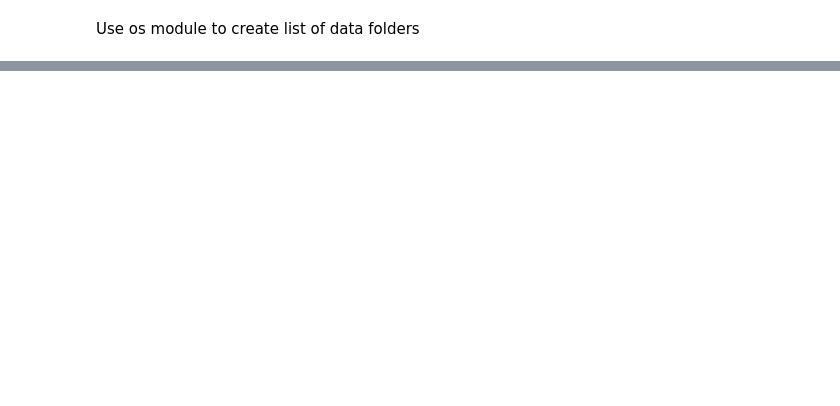
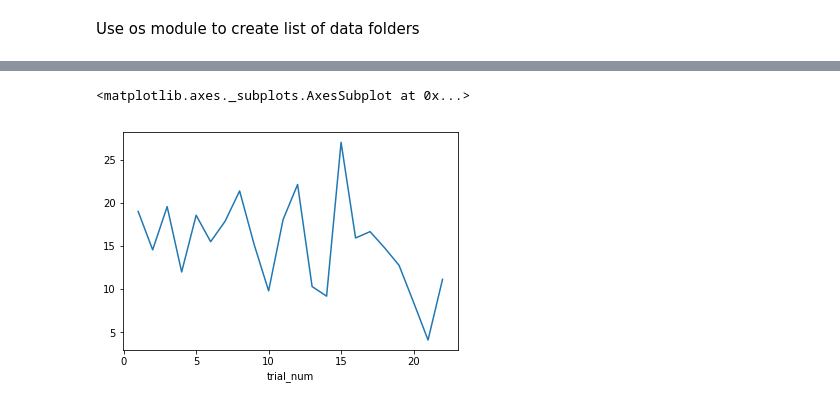
Before and after one commit to grace3999/MedPC, a Jupyter notebook: med_discounting.ipynb, the cells around one changed output, grey strips where cells are left out. Cells and saved outputs as stored; diff of their text form; code cells hidden in the pictures; blank space fills up the shorter version.

Commit message:
update start end times

```diff
--- a/med_discounting.ipynb
+++ b/med_discounting.ipynb
@@ -54,7 +68,7 @@ np.set_printoptions(suppress=True)
 # %% [markdown]
 Use os module to create list of data folders
 # %%
-path_1 = 'C:/Users/Schindler/Documents/Schindler_Lab/Data/Behavior/Med boxes/probability_discounting/LP_train'
+path_1 = 'C:/Users/Schindler/Documents/Schindler_Lab/Data/Behavior/Med boxes/probability_discounting/LP_train_2'
 
 session_list_1 = os.listdir(path_1)
 print(len(session_list_1))
@@ -147,7 +166,7 @@ def get_events_and_times(array, event_letter, time_letter):
 
     return es_et
 # %%
-def get_trial_times_two(events_and_times, start_marker, end_marker):
+def get_trial_times_two(events_and_times, start_marker, ITI_marker, TO_rt_marker, TO_lt_marker, TO_choice_marker):
     #takes in dataframe of events and corresponding time_stamps and the Med PC program code for ITI mark of trial segment
     #e.g. conditioned stimulus onset and offset, ITI onset and offset
     #finds time_stamps for each start and end, puts into new dataframe
@@ -155,9 +174,12 @@ def get_trial_times_two(events_and_times, start_marker, end_marker):
     import pandas as pd
 
     trial_starts = events_and_times[events_and_times['event_stamp'] == start_marker]['time_stamp'].values
-    trial_ends = events_and_times[events_and_times['event_stamp'] == end_marker]['time_stamp'].values
+    trial_ends = events_and_times[events_and_times['event_stamp'] == ITI_marker]['time_stamp'].values
+    trial_lp_TOs = events_and_times[(events_and_times['event_stamp'] == TO_rt_marker) | (events_and_times['event_stamp'] == TO_lt_marker) | (events_and_times['event_stamp'] == TO_choice_marker)]['time_stamp'].values
 
-    times = pd.DataFrame(data = [trial_starts, trial_ends])
+    trial_ends_updated = np.sort(np.concatenate((trial_ends, trial_lp_TOs), axis=0))
+
+    times = pd.DataFrame(data = [trial_starts, trial_ends_updated])
     times = times.T
     times.columns = ['trial_start', 'trial_end']
 
@@ -206,18 +228,6 @@ def latency(trial_data, bit):
         i = i + 1
 
     return latency_1st, latency_ave
-# %%
-def HE_wait(trial_data):
-    trials = len((trial_data['trial_#'].unique()))
-    i = 0
-    HE_waits = []
-    while i < trials:
-        data = trial_data[trial_data['trial_#'] == i]
-
-        count.append(len(data[data['event_stamp'] == bit]))
-        i = i + 1
-
-    return count
 # %%
 def create_session_df(trial_data, bit_dic):
 
@@ -248,3 +258,22 @@ def create_session_df(trial_data, bit_dic):
     session_data['HE_wait'] = HE_waits
 
     return session_data
+# %%
+%%time
+final_data = pd.DataFrame()
+bit_dic = {'reinforcement': 5, 'right_lever_choice': 8, 'left_lever_choice': 9, 'right_lever_force': 17, 'left_lever_force': 18, 'HE_trial': 11}
+
+for file in file_paths:
+    print(file)
+    date, animal_number, session, sub_session = get_file_info(file)
+    array = make_array_from_path(file)
+    events_and_times = get_events_and_times(array, "I", "T")
+    trial_times = get_trial_times_two(events_and_times, 10, 16, 19, 20, 7)
+    trial_data = create_trials_df(events_and_times, trial_times)
+    session_data = create_session_df(trial_data, bit_dic)
+    session_data['date'] = [date]*(session_data.shape[0])
+    session_data['animal_number'] = [animal_number]*(session_data.shape[0])
+    session_data['session'] = [session]*(session_data.shape[0])
+    session_data['sub_session'] = [sub_session]*(session_data.shape[0])
+
+    final_data = pd.concat([final_data, session_data], axis = 0, ignore_index=True)
@@ -250,0 +332,5 @@ def create_session_df(trial_data, bit_dic):
+# %%
+final_data[final_data['session'] == 'Shape_2'].groupby('trial_num')['HE_wait'].mean().plot()
+# %% [output]
+<matplotlib.axes._subplots.AxesSubplot at 0x...>
+[figure, added]
```
Also changed, not shown: parts of 18 cells of this notebook.
